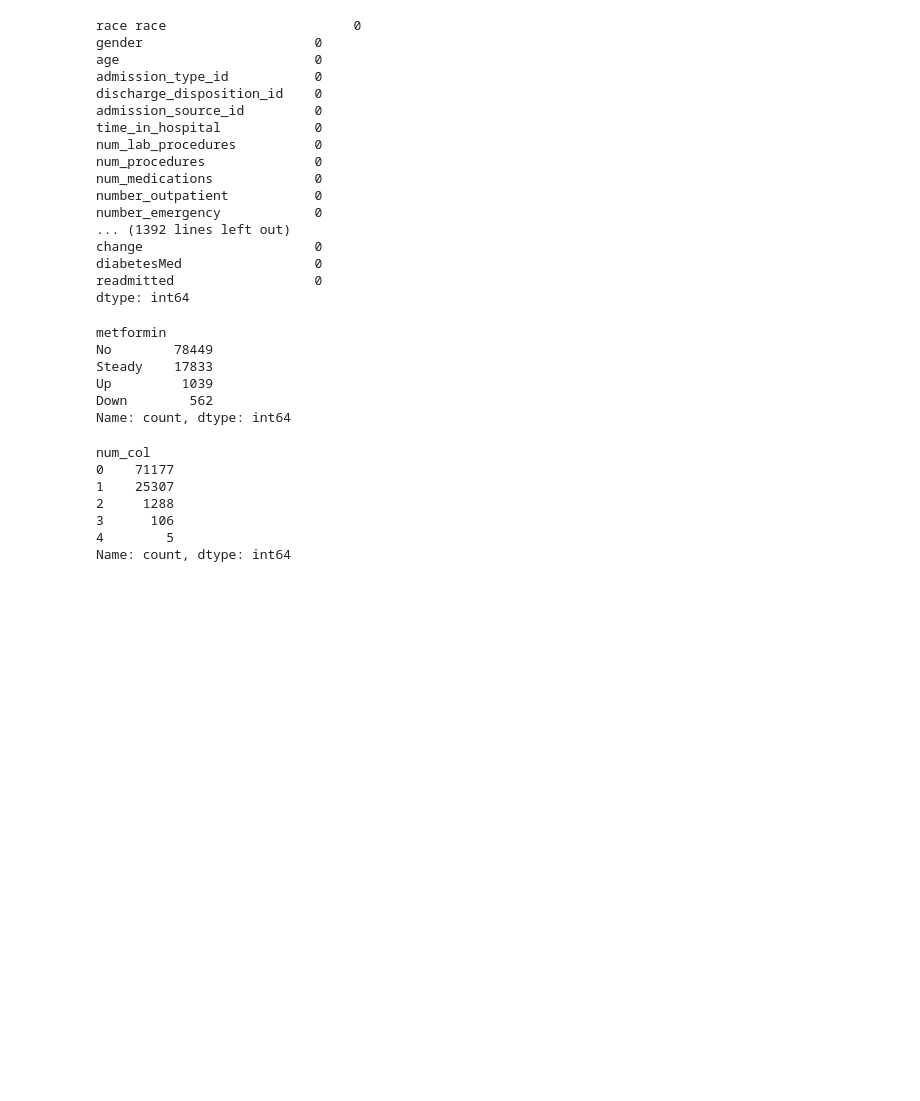
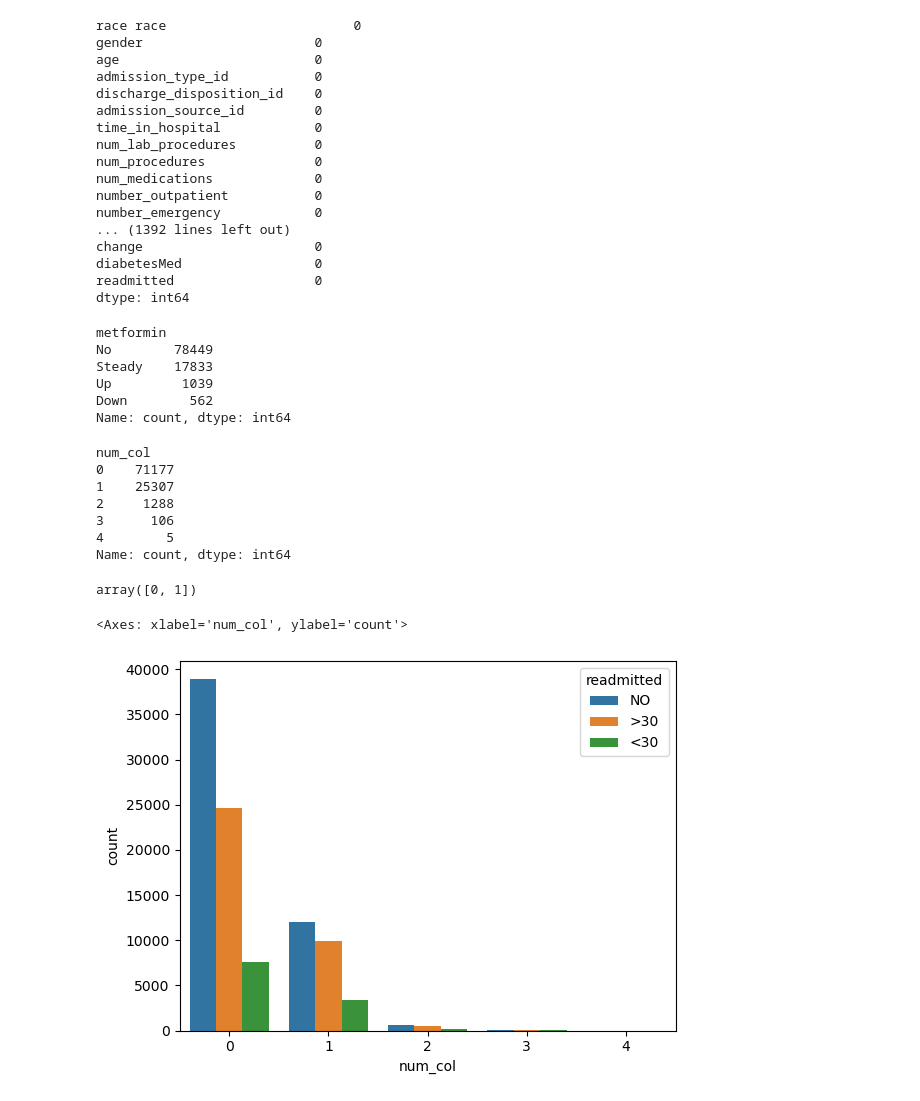
Before and after one commit to vaishnavikokadwar16/Personal_Projects, a Jupyter notebook: Patient Readmission/patient_readmission_analysis.ipynb, the cells around one changed output. Saved outputs shown, nothing was run; the diff lists cells and outputs as text; code cells hidden in the pictures; blank space fills up the shorter version.

Commit message:
Encoding

```diff
--- a/Patient Readmission/patient_readmission_analysis.ipynb
+++ b/Patient Readmission/patient_readmission_analysis.ipynb
@@ -139,6 +139,10 @@ keys = ['metformin', 'repaglinide', 'nateglinide', 'chlorpropamide', 'glimepirid
 for col in keys:
     col_temp = str(col) + '_temp'
     df[col_temp] = df[col].apply(lambda x: 0 if (x == 'No' or x == 'Steady') else 1)
+
+for col in keys:
+    col_temp = str(col) + '_temp'
+    df[col] = df[col_temp]
 
 df['num_col'] = 0
 for col in keys:
@@ -155,3 +159,18 @@ num_col
 3      106
 4        5
 Name: count, dtype: int64
+# %%
+#Encoding
+
+df.replace({
+    'change': {'Ch': 1, 'No': 0},
+    'gender': {'Male': 1, 'Female': 0},
+    'diabetesMed': {'Yes': 1, 'No': 0}
+}, inplace=True)
+# %% [output]
+array([0, 1])
+# %%
+sns.countplot(df,x='num_col',hue='readmitted')
+# %% [output]
+<Axes: xlabel='num_col', ylabel='count'>
+[figure, added]
```
